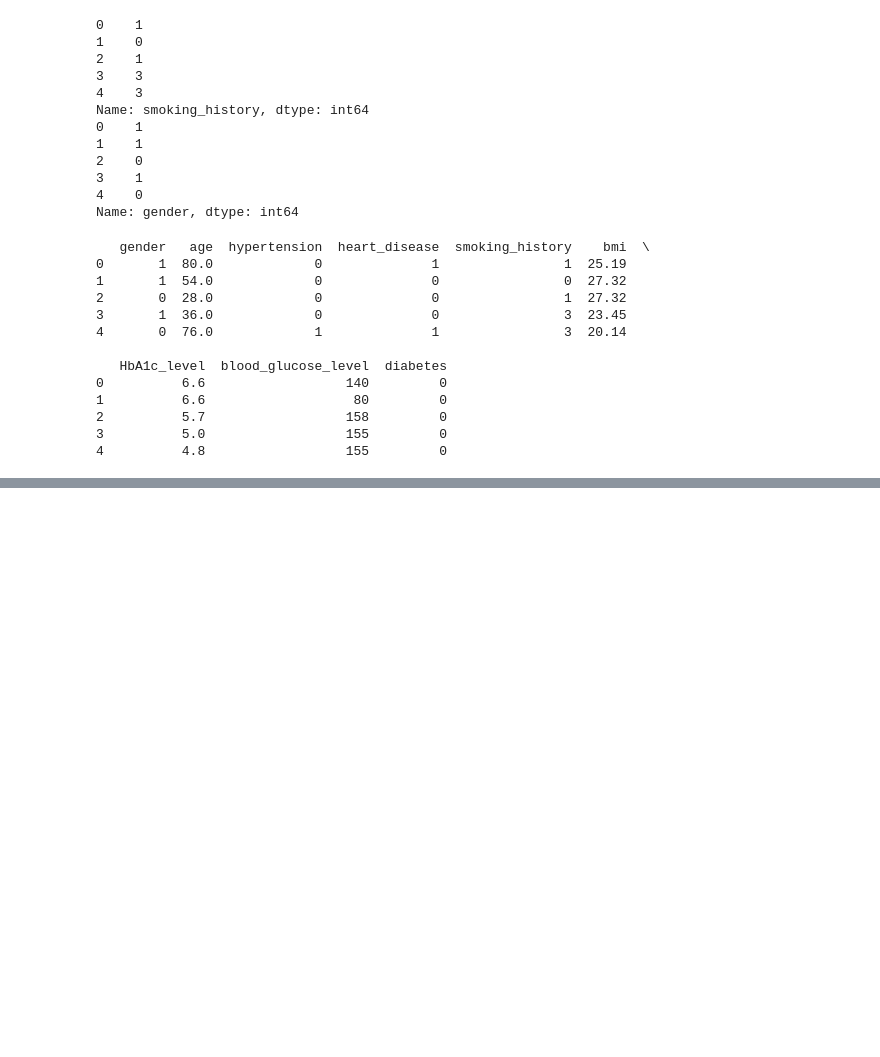
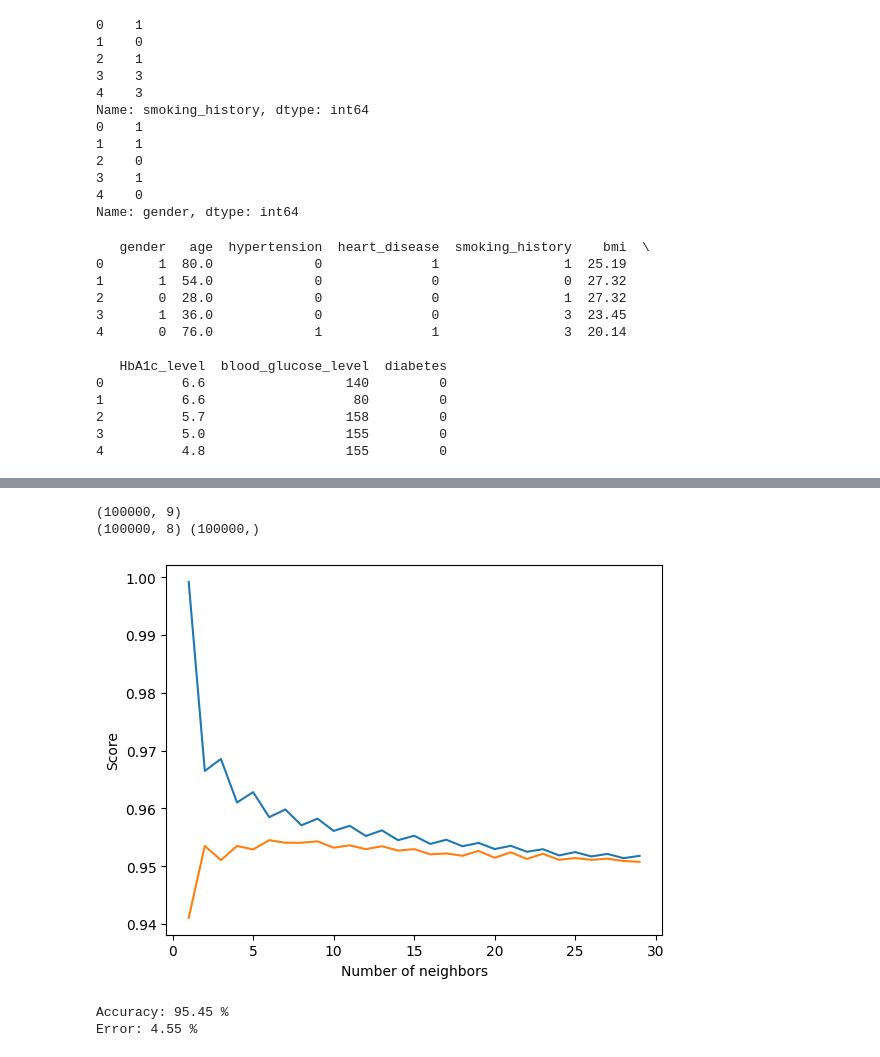
Before and after one commit to zzakeli/Diabetes-Prediction, a Jupyter notebook: DiabetesPrediction.ipynb, the cells around one changed output, grey strips where cells are left out. Cells and saved outputs as stored; diff of their text form; code cells hidden in the pictures; blank space fills up the shorter version.

Commit message:
Prediction Accuracy: ~95%

```diff
--- a/DiabetesPrediction.ipynb
+++ b/DiabetesPrediction.ipynb
@@ -149,0 +186,38 @@ AttributeError: 'function' object has no attribute 'sort_values'
+# %%
+X = df.drop(columns='diabetes')
+y = df['diabetes']
+
+print(df.shape)
+print(X.shape, y.shape)
+
+X_train, X_test, y_train, y_test = train_test_split(X, y, random_state=42, test_size=0.2, stratify=y)
+# %% [output]
+(100000, 9)
+(100000, 8) (100000,)
+# %%
+neighbors = range(1, 30)
+train_accuracies = {}
+test_accuracies = {}
+for neighbor in neighbors:
+    knn = KNeighborsClassifier(n_neighbors=neighbor)
+    knn.fit(X_train, y_train)
+    train_accuracies[neighbor] = knn.score(X_train, y_train)
+    test_accuracies[neighbor] = knn.score(X_test, y_test)
+
+plt.plot(neighbors, train_accuracies.values())
+plt.plot(neighbors, test_accuracies.values())
+plt.xlabel('Number of neighbors')
+plt.ylabel('Score')
+plt.show()
+# %% [output]
+[figure, added]
+# %%
+knn = KNeighborsClassifier(n_neighbors=6)
+knn.fit(X_train, y_train)
+y_pred = knn.predict(X_test)
+mse = mean_squared_error(y_true=y_test, y_pred=y_pred)
+print("Accuracy:", 100 - mse * 100, "%")
+print("Error:", mse * 100, "%")
+# %% [output]
+Accuracy: 95.45 %
+Error: 4.55 %
```
Also changed, not shown: parts of 3 cells of this notebook.
